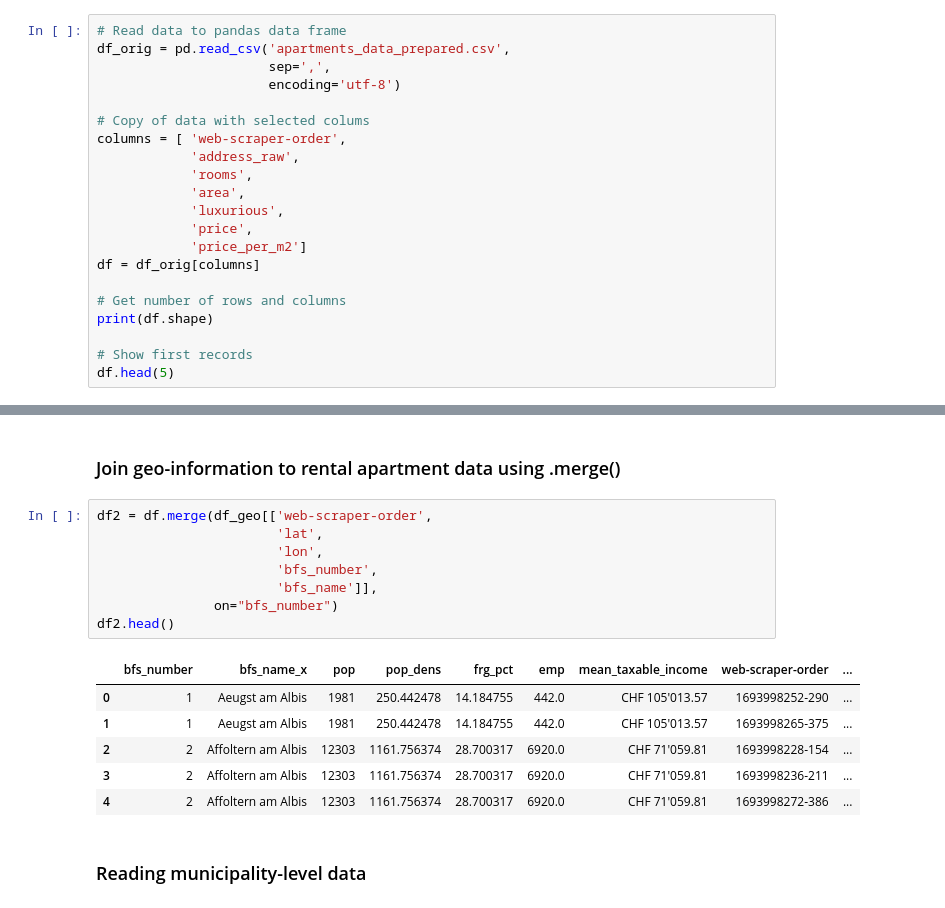
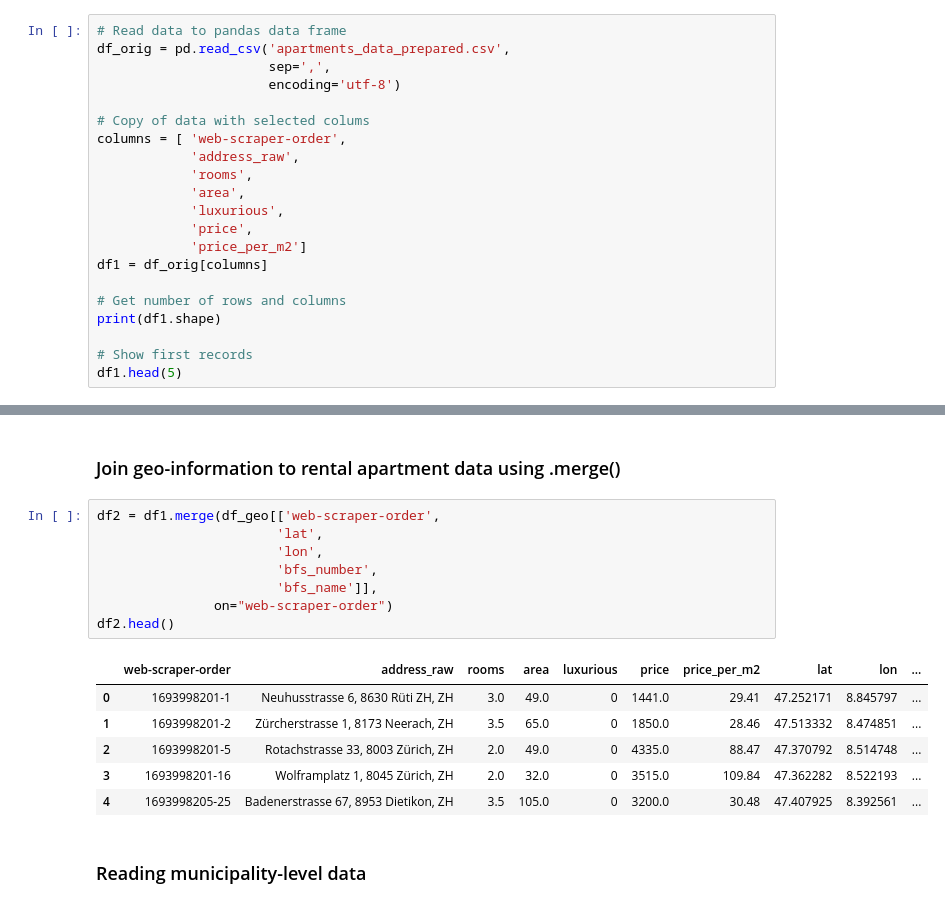
Before and after one commit to hartmannlars/data_analytics, a Jupyter notebook: Week_03/combining_and_organizing_data.ipynb, the cells around one changed output, grey strips where cells are left out. Saved outputs shown, nothing was run; the diff lists cells and outputs as text.

```diff
--- a/Week_03/combining_and_organizing_data.ipynb
+++ b/Week_03/combining_and_organizing_data.ipynb
@@ -33,13 +33,13 @@ columns = [ 'web-scraper-order',
             'luxurious',
             'price',
             'price_per_m2']
-df = df_orig[columns]
+df1 = df_orig[columns]
 
 # Get number of rows and columns
-print(df.shape)
+print(df1.shape)
 
 # Show first records
-df.head(5)
+df1.head(5)
 # %% [output]
 (865, 7)
 |  | web-scraper-order | address_raw | rooms | area | luxurious | price | price_per_m2 |
@@ -118,20 +118,20 @@ df_geo[['web-scraper-order',
 # %% [markdown]
 ### Join geo-information to rental apartment data using .merge()
 # %%
-df2 = df.merge(df_geo[['web-scraper-order',
+df2 = df1.merge(df_geo[['web-scraper-order',
                        'lat',
                        'lon',
                        'bfs_number',
                        'bfs_name']],
-               on="bfs_number")
+               on="web-scraper-order")
 df2.head()
 # %% [output]
-|  | bfs_number | bfs_name_x | pop | pop_dens | frg_pct | emp | mean_taxable_income | web-scraper-order | ... |
-| 0 | 1 | Aeugst am Albis | 1981 | 250.442478 | 14.184755 | 442.0 | CHF 105'013.57 | 1693998252-290 | ... |
-| 1 | 1 | Aeugst am Albis | 1981 | 250.442478 | 14.184755 | 442.0 | CHF 105'013.57 | 1693998265-375 | ... |
-| 2 | 2 | Affoltern am Albis | 12303 | 1161.756374 | 28.700317 | 6920.0 | CHF 71'059.81 | 1693998228-154 | ... |
-| 3 | 2 | Affoltern am Albis | 12303 | 1161.756374 | 28.700317 | 6920.0 | CHF 71'059.81 | 1693998236-211 | ... |
-| 4 | 2 | Affoltern am Albis | 12303 | 1161.756374 | 28.700317 | 6920.0 | CHF 71'059.81 | 1693998272-386 | ... |
+|  | web-scraper-order | address_raw | rooms | area | luxurious | price | price_per_m2 | lat | lon | ... |
+| 0 | 1693998201-1 | Neuhusstrasse 6, 8630 Rüti ZH, ZH | 3.0 | 49.0 | 0 | 1441.0 | 29.41 | 47.252171 | 8.845797 | ... |
+| 1 | 1693998201-2 | Zürcherstrasse 1, 8173 Neerach, ZH | 3.5 | 65.0 | 0 | 1850.0 | 28.46 | 47.513332 | 8.474851 | ... |
+| 2 | 1693998201-5 | Rotachstrasse 33, 8003 Zürich, ZH | 2.0 | 49.0 | 0 | 4335.0 | 88.47 | 47.370792 | 8.514748 | ... |
+| 3 | 1693998201-16 | Wolframplatz 1, 8045 Zürich, ZH | 2.0 | 32.0 | 0 | 3515.0 | 109.84 | 47.362282 | 8.522193 | ... |
+| 4 | 1693998205-25 | Badenerstrasse 67, 8953 Dietikon, ZH | 3.5 | 105.0 | 0 | 3200.0 | 30.48 | 47.407925 | 8.392561 | ... |
 # %% [markdown]
 ### Reading municipality-level data
 # %%
```
Also changed, not shown: parts of 11 cells of this notebook.
